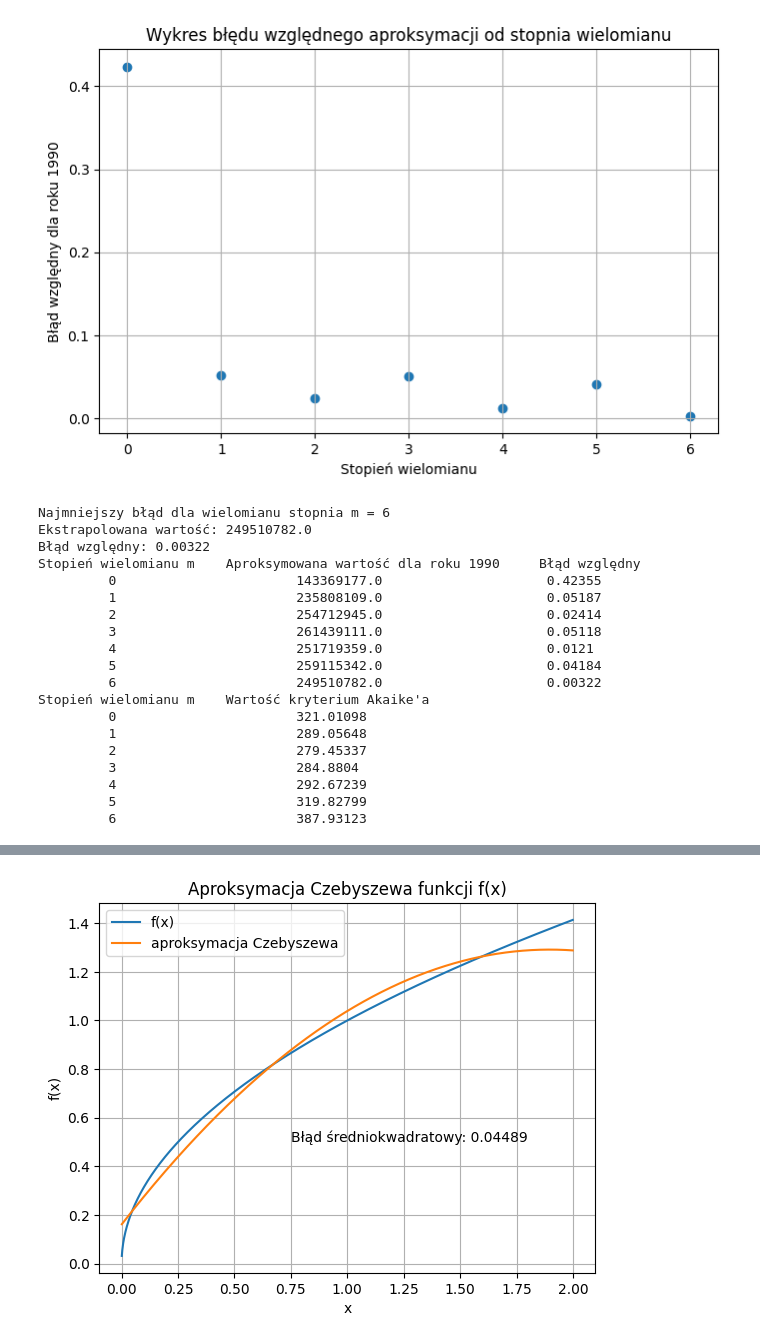
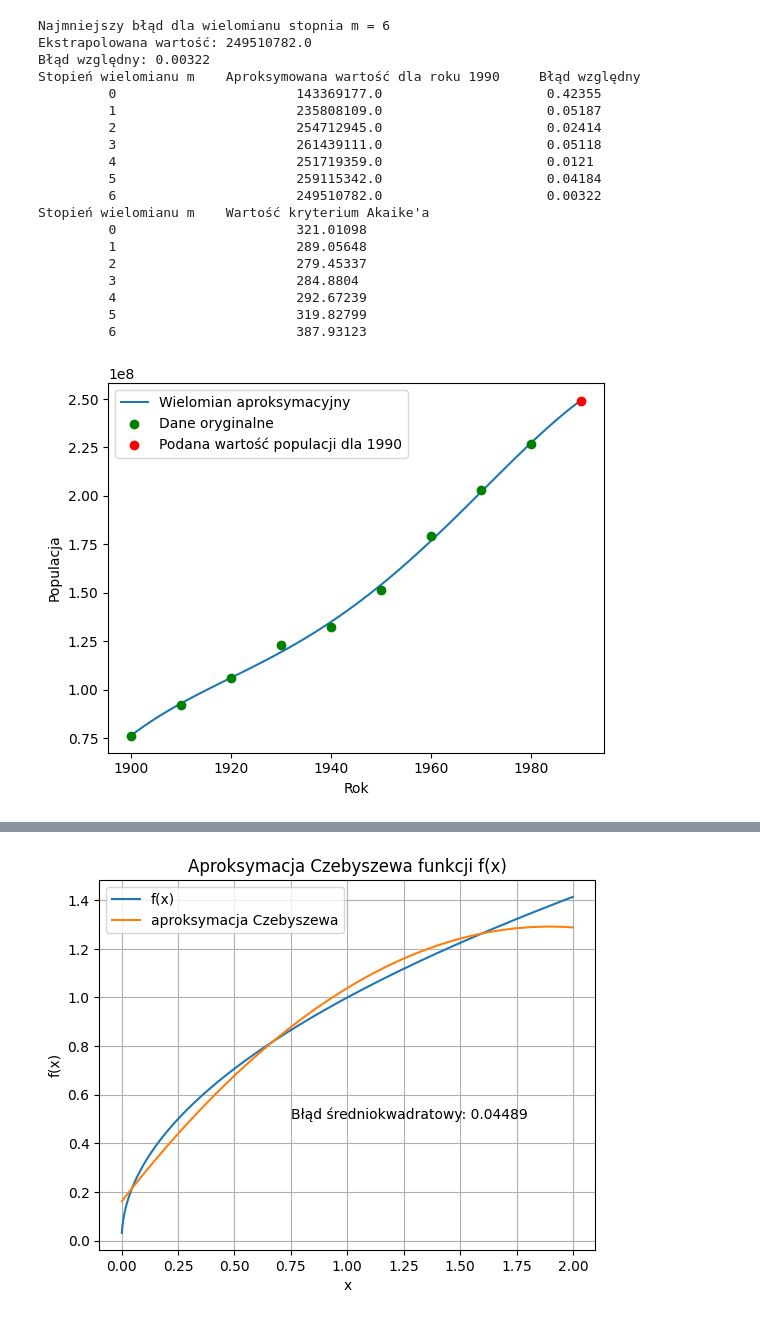
Before and after one commit to FalcO0O/MOWNiT, a Jupyter notebook: Lab_5/main.ipynb, the cells around one changed output, grey strips where cells are left out. Drawn from its saved outputs; the diff is of its cells as text; code cells hidden in the pictures.

Commit message:
delete unnecesarry plot

```diff
--- a/Lab_5/main.ipynb
+++ b/Lab_5/main.ipynb
@@ -43,7 +43,7 @@ class Ex1:
 
         return np.array(errors)
 
-    def plot_errors(self, errors: np.ndarray, title: str, log_scale: bool = False):
+    def plot_errors(self, errors: np.ndarray, title: str):
         """
         Rysuje wykres błędu względnego dla kolejnych stopni wielomianu.
         """
@@ -52,8 +52,7 @@ class Ex1:
 
         plt.figure(figsize=(8, 5))
         plt.scatter(degrees, rel_errors)
-        if log_scale:
-            plt.yscale('log')
+        plt.yscale('log')
         plt.title(title)
         plt.xlabel("Stopień wielomianu")
         plt.ylabel("Błąd względny dla roku " + str(self.real_value[1]))
@@ -108,8 +107,8 @@ class Ex1:
         plt.plot(annual_points, population_approx, label="Wielomian aproksymacyjny")
         plt.scatter(self.samples, self.population, color="green", zorder=2, label="Dane oryginalne")
         plt.scatter(real_value[1], real_value[0], color="red", zorder=2, label="Podana wartość populacji dla 1990")
-        plt.xlabel("Year")
-        plt.ylabel("Population")
+        plt.xlabel("Rok")
+        plt.ylabel("Populacja")
         plt.legend()
         plt.show()
 
@@ -121,54 +120,51 @@ population = np.array([
     151_325_798, 179_323_175, 203_302_031, 226_542_199], dtype=np.double)
 real_value = (248709873, 1990)
 m_array = [i for i in range(7)]
 
 approximator = Ex1(samples, population, real_value, m_array)
 
 # Obliczamy współczynniki wielomianów dla kolejnych stopni
 approximator.calc_coefficients()
 
 # Obliczamy błędy
 errors = approximator.calc_errors()
 
 # Rysujemy wykresy błędów
-#approximator.plot_errors(errors, "Wykres błędu względnego aproksymacji od stopnia wielomianu", log_scale=True) TODO
-#approximator.plot_errors(errors[:5], "Wykres błędu względnego aproksymacji (bez m = 6)", log_scale=False)
-approximator.plot_errors(errors, "Wykres błędu względnego aproksymacji od stopnia wielomianu", log_scale=True)
-approximator.plot_errors(errors, "Wykres błędu względnego aproksymacji od stopnia wielomianu", log_scale=False)
+approximator.plot_errors(errors, "Wykres błędu względnego aproksymacji od stopnia wielomianu")
 
 # Wypisujemy najmniejszy błąd
 min_error = approximator.find_smallest_error(errors)
 print("Najmniejszy błąd dla wielomianu stopnia m =", min_error[0],
       "\nEkstrapolowana wartość:", round(min_error[1], 0),
       "\nBłąd względny:", round(min_error[2], 5))
 
 # Wypisujemy wszystkie błędy
 approximator.print_errors(errors)
 
 # Wypisujemy kryterium Akaike'a (AIC) dla kolejnych stopni
 approximator.print_AICs()
 
 # Dla najlepszych współczynników aproksymacji rysujemy wykres wielomianu oraz węzłów
 approximator.plot(min_error[0])
 # %% [output]
 [figure]
+Najmniejszy błąd dla wielomianu stopnia m = 6
+Ekstrapolowana wartość: 249510782.0
+Błąd względny: 0.00322
+Stopień wielomianu m    Aproksymowana wartość dla roku 1990     Błąd względny
+         0                       143369177.0                     0.42355
+         1                       235808109.0                     0.05187
+         2                       254712945.0                     0.02414
+         3                       261439111.0                     0.05118
+         4                       251719359.0                     0.0121
+         5                       259115342.0                     0.04184
+         6                       249510782.0                     0.00322
+Stopień wielomianu m    Wartość kryterium Akaike'a
+         0                       321.01098
+         1                       289.05648
+         2                       279.45337
+         3                       284.8804
+         4                       292.67239
+         5                       319.82799
+         6                       387.93123
-[figure, old version]
+[figure, new version]
-Najmniejszy błąd dla wielomianu stopnia m = 6
-Ekstrapolowana wartość: 249510782.0
-Błąd względny: 0.00322
-Stopień wielomianu m    Aproksymowana wartość dla roku 1990     Błąd względny
-         0                       143369177.0                     0.42355
-         1                       235808109.0                     0.05187
-         2                       254712945.0                     0.02414
-         3                       261439111.0                     0.05118
-         4                       251719359.0                     0.0121
-         5                       259115342.0                     0.04184
-         6                       249510782.0                     0.00322
-Stopień wielomianu m    Wartość kryterium Akaike'a
-         0                       321.01098
-         1                       289.05648
-         2                       279.45337
-         3                       284.8804
-         4                       292.67239
-         5                       319.82799
-         6                       387.93123
```
Also changed, not shown: parts of 1 cell of this notebook.
